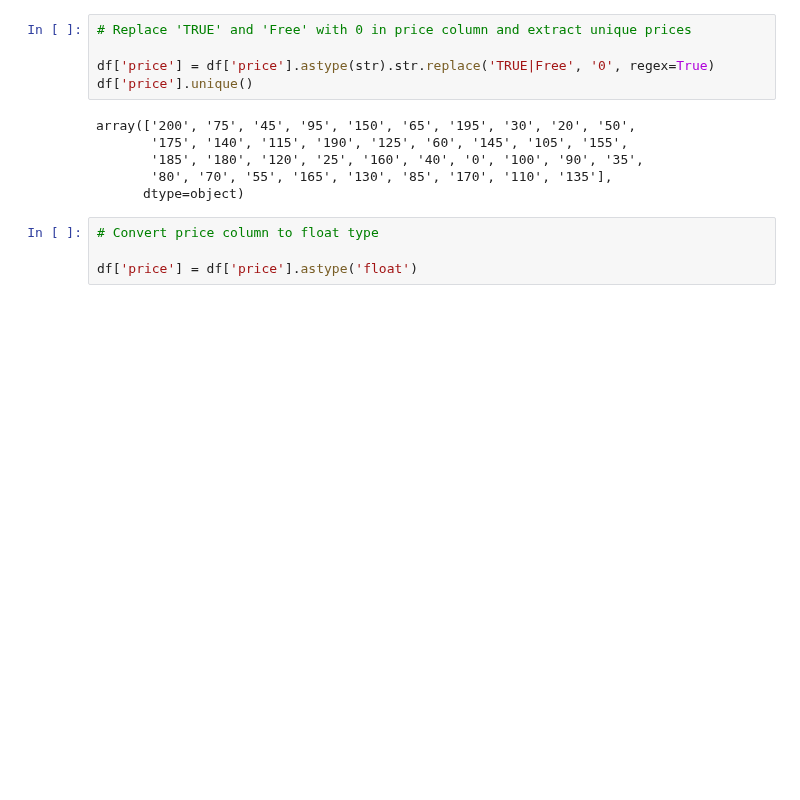
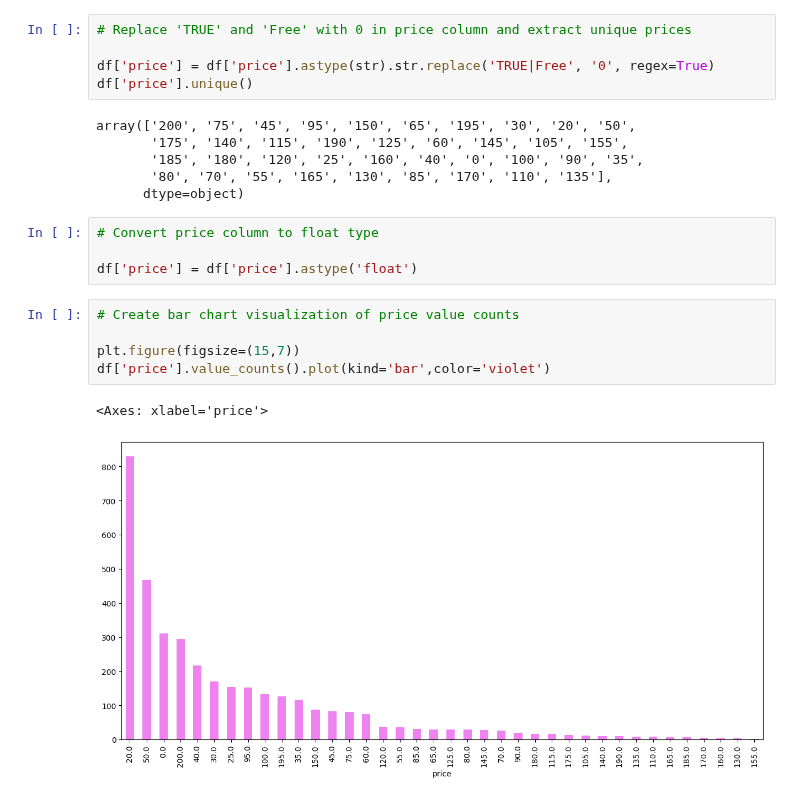
Before and after one commit to AAdewunmi/Online-Course-Recommendation-App-Project, a Jupyter notebook: EDA_On_UdemyDataset.ipynb, the cells around one changed output. Cells and saved outputs as stored; diff of their text form; blank space fills up the shorter version.

Commit message:
Create bar chart visualization of price value counts

```diff
--- a/EDA_On_UdemyDataset.ipynb
+++ b/EDA_On_UdemyDataset.ipynb
@@ -355,3 +355,11 @@ array(['200', '75', '45', '95', '150', '65', '195', '30', '20', '50',
 # Convert price column to float type
 
 df['price'] = df['price'].astype('float')
+# %%
+# Create bar chart visualization of price value counts
+
+plt.figure(figsize=(15,7))
+df['price'].value_counts().plot(kind='bar',color='violet')
+# %% [output]
+<Axes: xlabel='price'>
+[figure, added]
```
